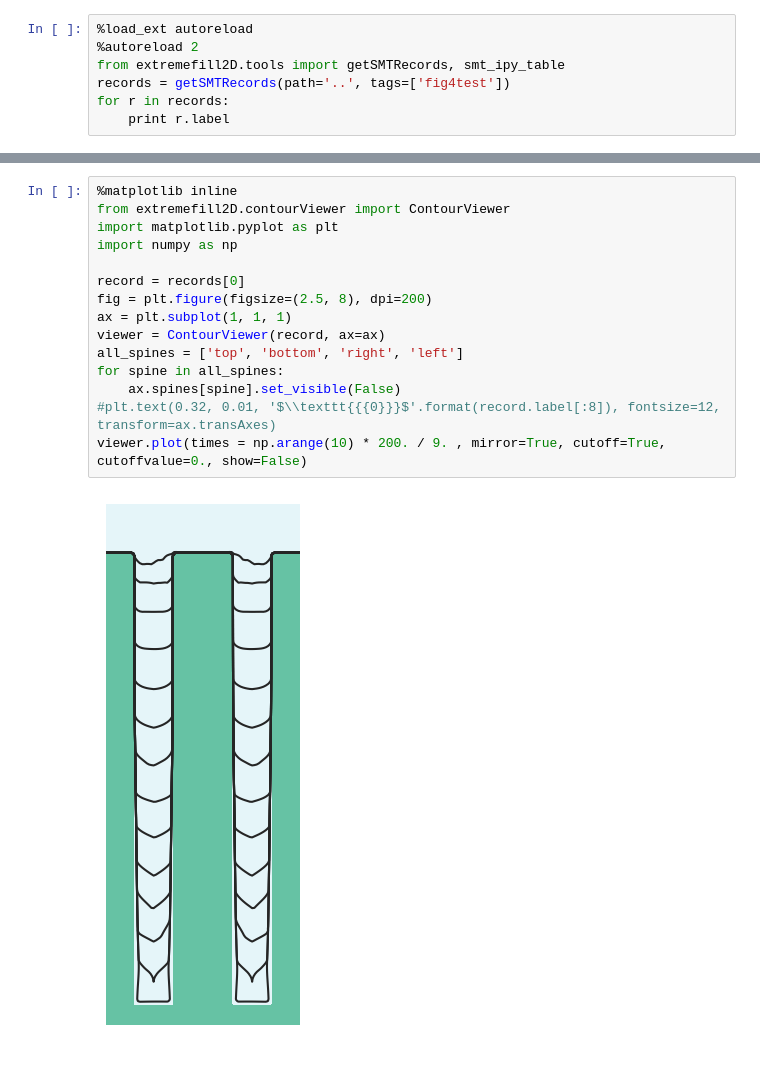
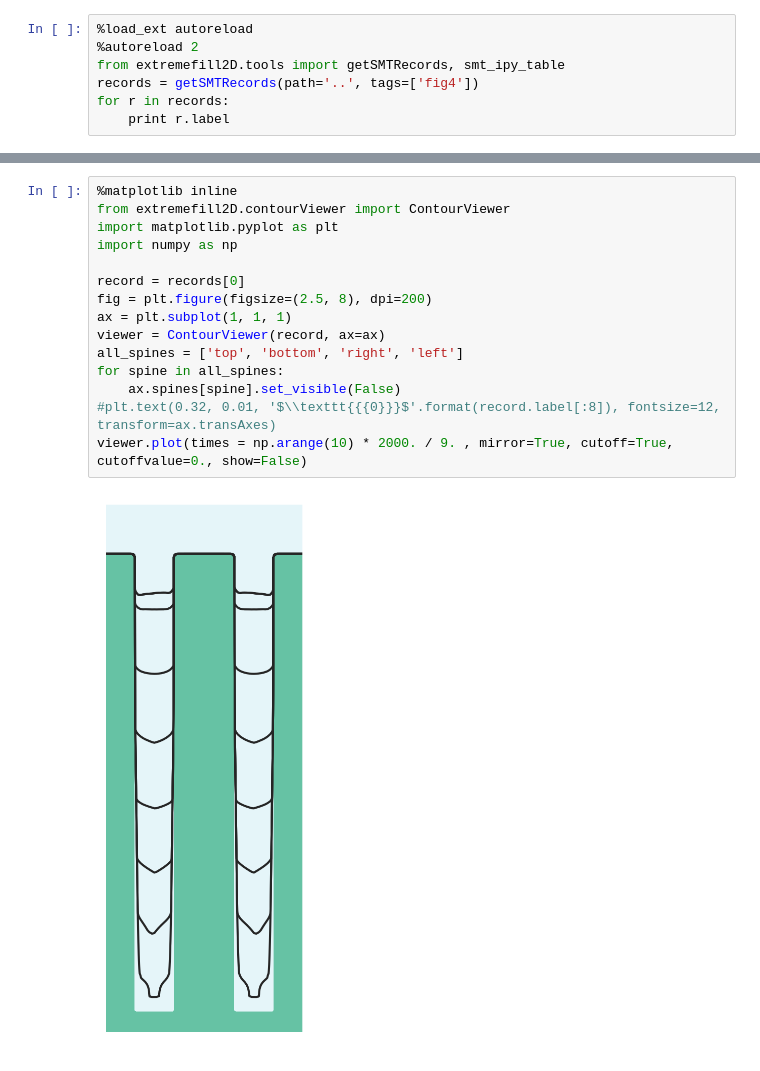
Before and after one commit to wd15/extremefill2D-dockerize, a Jupyter notebook: fig4/view.ipynb, the cells around one changed output, grey strips where cells are left out. Cells and saved outputs as stored; diff of their text form.

Commit message:
Image for reproduction of Figure 4

```diff
--- a/fig4/view.ipynb
+++ b/fig4/view.ipynb
@@ -2,7 +2,7 @@
 %load_ext autoreload
 %autoreload 2
 from extremefill2D.tools import getSMTRecords, smt_ipy_table
-records = getSMTRecords(path='..', tags=['fig4test'])
+records = getSMTRecords(path='..', tags=['fig4'])
 for r in records:
     print r.label
 # %% [output]
@@ -19,17 +19,17 @@ smt_ipy_table(records,
 # %%
 %matplotlib inline
 from extremefill2D.contourViewer import ContourViewer
 import matplotlib.pyplot as plt
 import numpy as np
 
 record = records[0]
 fig = plt.figure(figsize=(2.5, 8), dpi=200)
 ax = plt.subplot(1, 1, 1)
 viewer = ContourViewer(record, ax=ax)
 all_spines = ['top', 'bottom', 'right', 'left']
 for spine in all_spines:
     ax.spines[spine].set_visible(False)
 #plt.text(0.32, 0.01, '$\\texttt{{{0}}}$'.format(record.label[:8]), fontsize=12, transform=ax.transAxes)
-viewer.plot(times = np.arange(10) * 200. / 9. , mirror=True, cutoff=True, cutoffvalue=0., show=False)
+viewer.plot(times = np.arange(10) * 2000. / 9. , mirror=True, cutoff=True, cutoffvalue=0., show=False)
 # %% [output]
-[figure, old version]
+[figure, new version]
```
Also changed, not shown: parts of 2 cells of this notebook.
